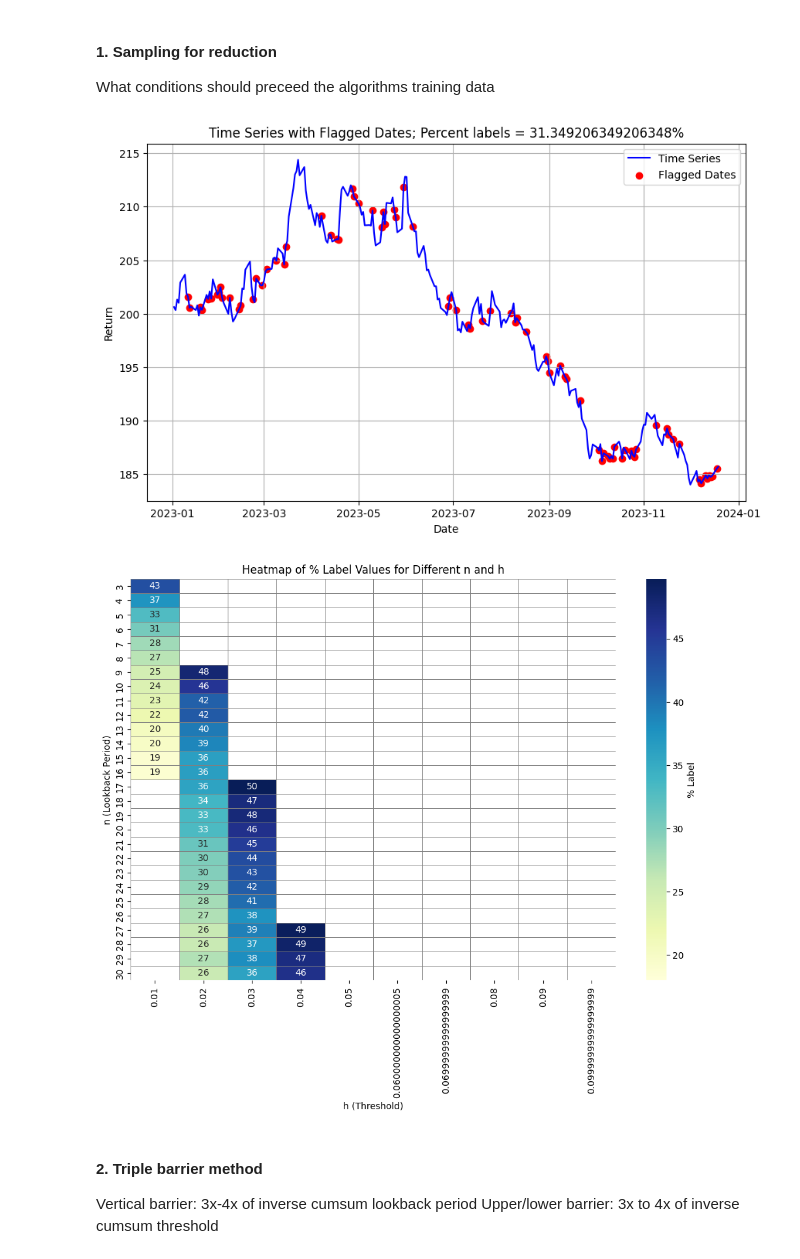
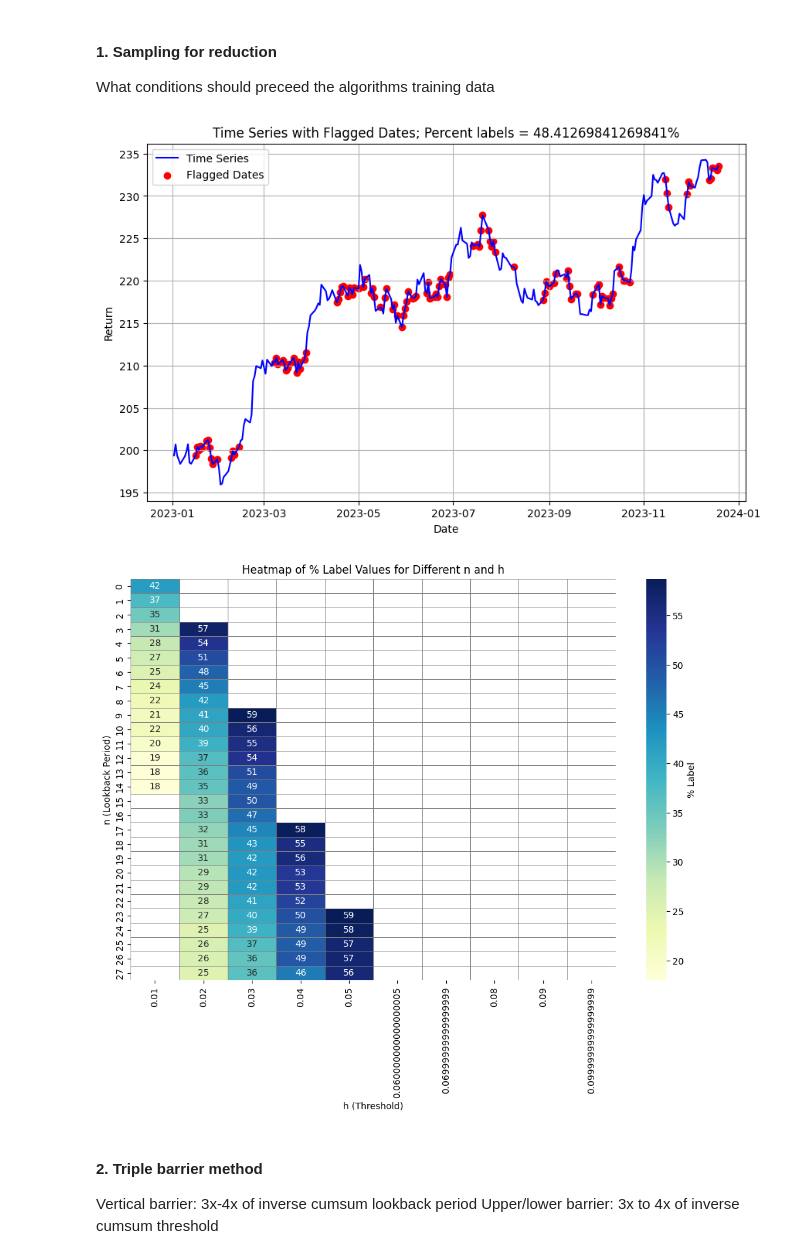
Before and after one commit to viksharma04/algo_lab, a Jupyter notebook: algo_lab/data_labelling.ipynb, the cells around one changed output. Drawn from its saved outputs; the diff is of its cells as text; code cells hidden in the pictures.

Commit message:
complete triple barrier labelling

```diff
--- a/algo_lab/data_labelling.ipynb
+++ b/algo_lab/data_labelling.ipynb
@@ -89,16 +89,16 @@ def plot_with_flags(series: pd.Series, flagged: pd.Series):
     plt.show()
 # %%
 # Apply the cumsum_filter with a threshold h and a lookback period n
-cumulative = generate_random_price_series()
+# close = generate_random_price_series()
 
-h = 0.01
-n = 5
-flagged_dates = inverse_cumsum_filter(cumulative, h, n)
+h = 0.02
+n = 10
+flagged_dates = inverse_cumsum_filter(close, h, n)
 # percent_labels = np.average(flagged_dates)*100
 
-plot_with_flags(series = cumulative+100, flagged = flagged_dates)
+plot_with_flags(series = close+100, flagged = flagged_dates)
 # %% [output]
-[figure, old version]
+[figure, new version]
 # %%
 def generate_percent_label_matrix(samples: int = 100):
     """
@@ -165,8 +166,10 @@ percent_label_matrix = generate_percent_label_matrix(100)
+# %%
+percent_label_matrix = pd.read_csv('percent_label_matrix.csv')
 # %%
 # Visualize the matrix
-plot_percent_label_matrix(percent_label_matrix, upper_threshold=50)
+plot_percent_label_matrix(percent_label_matrix, upper_threshold=60)
 # %% [output]
-[figure, old version]
+[figure, new version]
 # %% [markdown]
 #### 2. Triple barrier method
 
```
Also changed, not shown: parts of 12 cells of this notebook.
